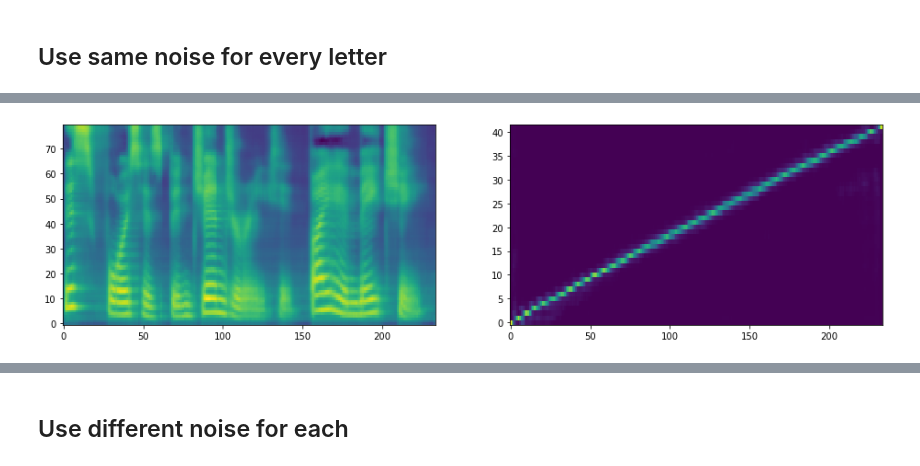
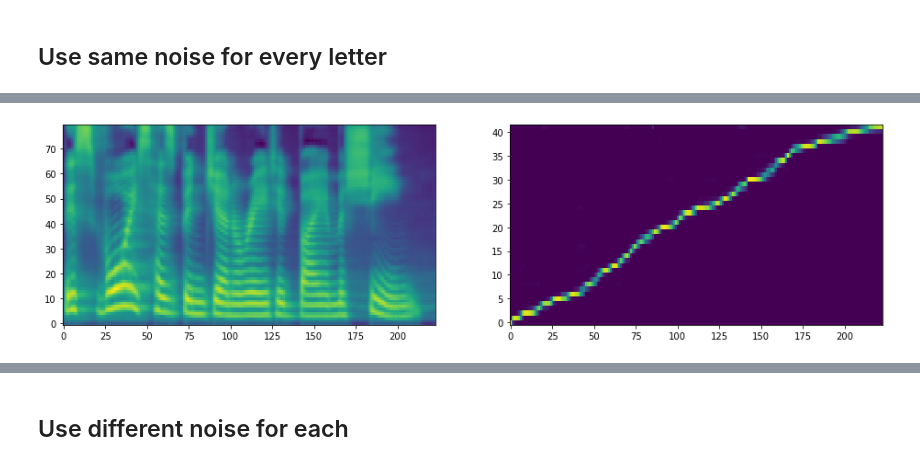
Before and after one commit to Brechard/GANtron, a Jupyter notebook: inference.ipynb, the cells around one changed output, grey strips where cells are left out. Cells and saved outputs as stored; diff of their text form; code cells hidden in the pictures.

```diff
--- a/inference.ipynb
+++ b/inference.ipynb
@@ -38,8 +38,8 @@ hparams.sampling_rate = 22050
 # checkpoint_path = "models/1vwo4b16-attn-lD2g1d-20w-0.001gLR-0.0007dLR-0.001CV-noGP.ckpt"
 checkpoint_path = "models/3qc2g5b4-attn-lD2g1d-20w-0.001gLR-0.0007dLR-0.001CV-noGP.ckpt"
 # checkpoint_path = "models/iter=40000_val-loss=0.405141.ckpt"
-checkpoint_path = "models/iter=105000_val-loss=0.325187.ckpt"
-
+base_path = "D:/Thesis/GANtron2/wandb/run-20200720_155443-y1y7qbqp/output/"
+checkpoint_path = base_path + "iter=110000_val-loss=0.306927.ckpt"
 
 
 model, _ = load_model(hparams)
@@ -109,7 +115,7 @@ def generate(style):
 # %%
 style = torch.zeros(1, 1, hparams.noise_size)
 style = style.repeat_interleave(sequence.size(1), dim=1)
-style[0, 0, :] = torch.ones(hparams.noise_size) * 0.6
+# style[0, 0, :] = torch.ones(hparams.noise_size) * 0.6
 audio = generate(style.cuda())
 ipd.Audio(audio[0].data.cpu().numpy(), rate=hparams.sampling_rate)
 # %% [output]
@@ -118,7 +124,7 @@ ipd.Audio(audio[0].data.cpu().numpy(), rate=hparams.sampling_rate)
 # %%
-style[0, 0, :] = torch.ones(hparams.noise_size) * 0.2
+style[0, :, :] = torch.ones(sequence.size(1), hparams.noise_size)
 audio = generate(style.cuda())
 ipd.Audio(audio[0].data.cpu().numpy(), rate=hparams.sampling_rate)
 # %% [output]
 [interactive output not drawn]
-[figure, old version]
+[figure, new version]
```
Also changed, not shown: parts of 9 cells of this notebook, 14 other files.
